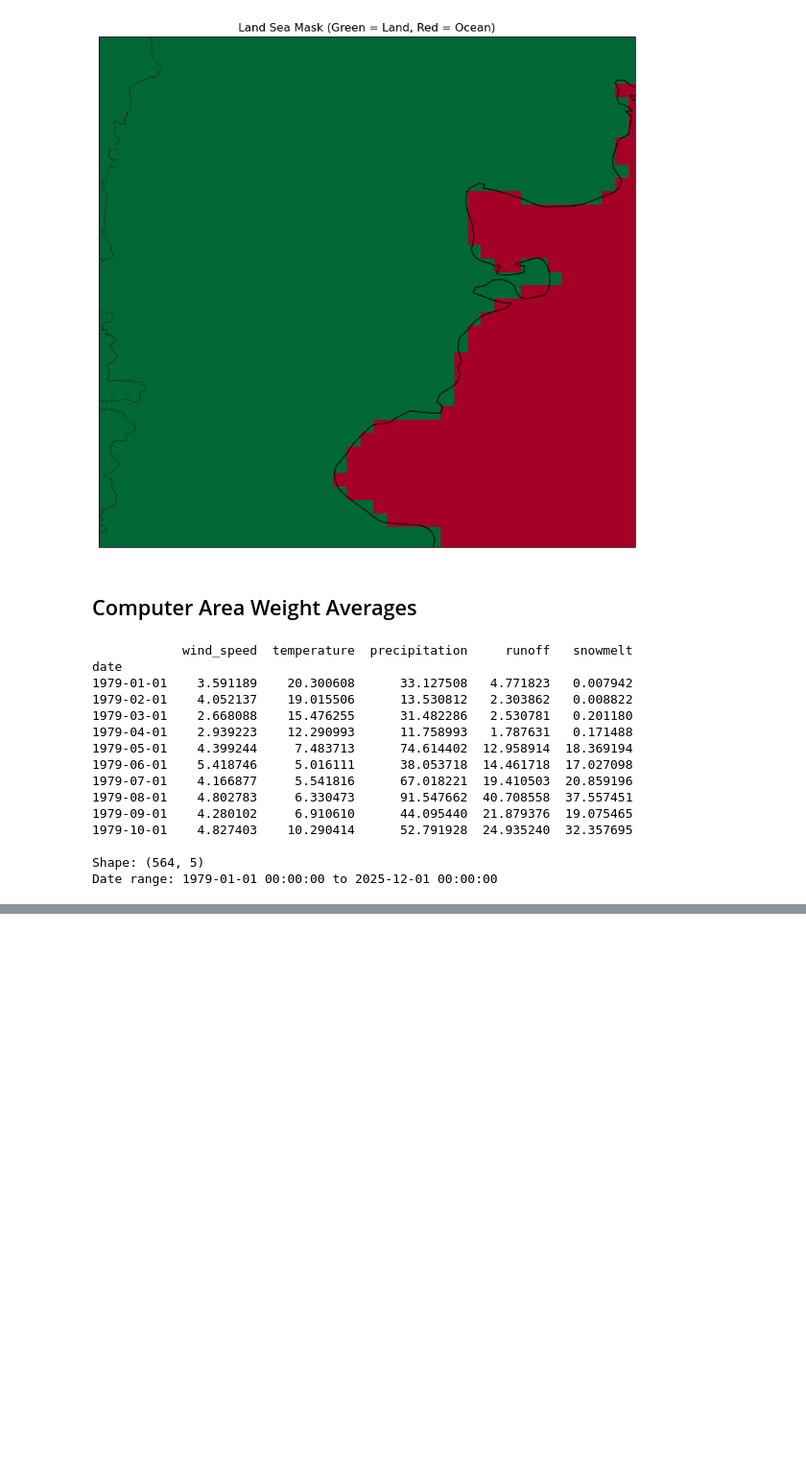
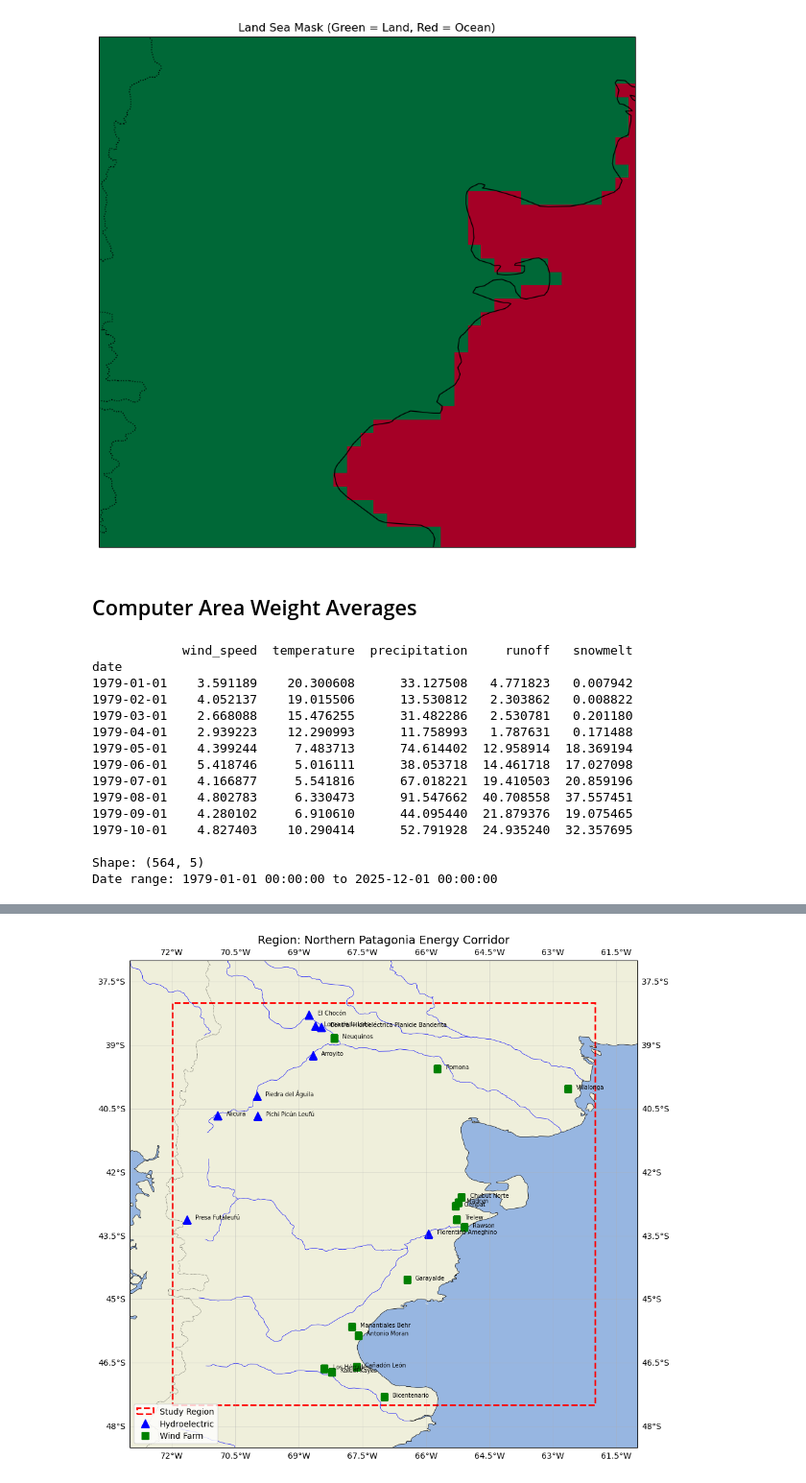
Before and after one commit to sgosmyt2/patagonia-energy-drought, a Jupyter notebook: notebooks/data_collection.ipynb, the cells around one changed output, grey strips where cells are left out. Shown at 96% size. Cells and saved outputs as stored; diff of their text form; code cells hidden in the pictures; blank space fills up the shorter version.

```diff
--- a/notebooks/data_collection.ipynb
+++ b/notebooks/data_collection.ipynb
@@ -290,0 +692,91 @@ Date range: 1979-01-01 00:00:00 to 2025-12-01 00:00:00
+# %%
+fig, ax = plt.subplots(
+    1, 1, figsize=(10, 10), subplot_kw={"projection": ccrs.PlateCarree()}
+)
+
+ax.set_extent(
+    [WEST - 1, EAST + 1, SOUTH - 1, NORTH + 1],
+    crs=ccrs.PlateCarree(),
+)
+ax.add_feature(
+    cfeature.LAND,
+)
+ax.add_feature(
+    cfeature.OCEAN,
+)
+ax.add_feature(
+    cfeature.COASTLINE,
+    linewidth=0.5,
+)
+ax.add_feature(
+    cfeature.BORDERS,
+    linestyle=":",
+    linewidth=0.5,
+)
+ax.add_feature(
+    cfeature.RIVERS,
+    linewidth=0.5,
+    color="blue",
+)
+bbox = Rectangle(
+    (WEST, SOUTH),
+    EAST - WEST,
+    NORTH - SOUTH,
+    linewidth=2,
+    facecolor="none",
+    edgecolor="red",
+    transform=ccrs.PlateCarree(),
+    linestyle="--",
+    label="Study Region",
+)
+ax.add_patch(bbox)
+
+hydro_plants = {
+    "El Chocón": (-38.27, -68.76),
+    "Piedra del Águila": (-40.19, -69.99),
+    "Alicurá": (-40.65, -70.92),
+    "Pichi Picún Leufú": (-40.67, -69.98),
+    "Arroyito": (-39.23, -68.67),
+    "Florentino Ameghino": (-43.45, -65.94),
+    "Loma de la Lata": (-38.54, -68.61),
+    "Central Hidroeléctrica Planicie Banderita": (-38.56, -68.47),
+    "Presa Futaleufú": (-43.11, -71.65),
+}
+
+wind_farms = {
+    "Rawson": (-43.30, -65.10),
+    "Trelew": (-43.11, -65.28),
+    "Chubut Norte": (-42.59, -65.16),
+    "Madryn": (-42.71, -65.24),
+    "Genpat ": (-42.80, -65.30),
+    "Manantiales Behr": (-45.65, -67.75),
+    "Antonio Moran": (-45.85, -67.60),
+    "Cañadón León": (-46.59, -67.64),
+    "Bicentenario": (-47.30, -66.99),
+    "Los Hércules": (-46.64, -68.40),
+    "Koluel Kayke": (-46.72, -68.22),
+    "Pomona": (-39.56, -65.73),
+    "Neuquinos": (-38.83, -68.17),
+    "Garayalde": (-44.53, -66.45),
+    "Villalonga": (-40.03, -62.65),
+}
+
+for name, (lat, lon) in hydro_plants.items():
+    ax.plot(lon, lat, "b^", markersize=10, transform=ccrs.PlateCarree())
+    ax.text(lon + 0.2, lat, name, fontsize=7, transform=ccrs.PlateCarree())
+
+for name, (lat, lon) in wind_farms.items():
+    ax.plot(lon, lat, "gs", markersize=8, transform=ccrs.PlateCarree())
+    ax.text(lon + 0.2, lat, name, fontsize=7, transform=ccrs.PlateCarree())
+
+ax.plot([], [], "b^", markersize=10, label="Hydroelectric")
+ax.plot([], [], "gs", markersize=8, label="Wind Farm")
+ax.legend(loc="lower left", fontsize=10)
+ax.set_title("Region: Northern Patagonia Energy Corridor", fontsize=14)
+ax.gridlines(draw_labels=True, linewidth=0.5, alpha=0.5)
+
+plt.tight_layout()
+plt.savefig("../results/figures/region_map.png", dpi=200, bbox_inches="tight")
+plt.show()
+# %% [output]
+[figure, added]
```
Also changed, not shown: parts of 28 cells of this notebook, 7 other files.
